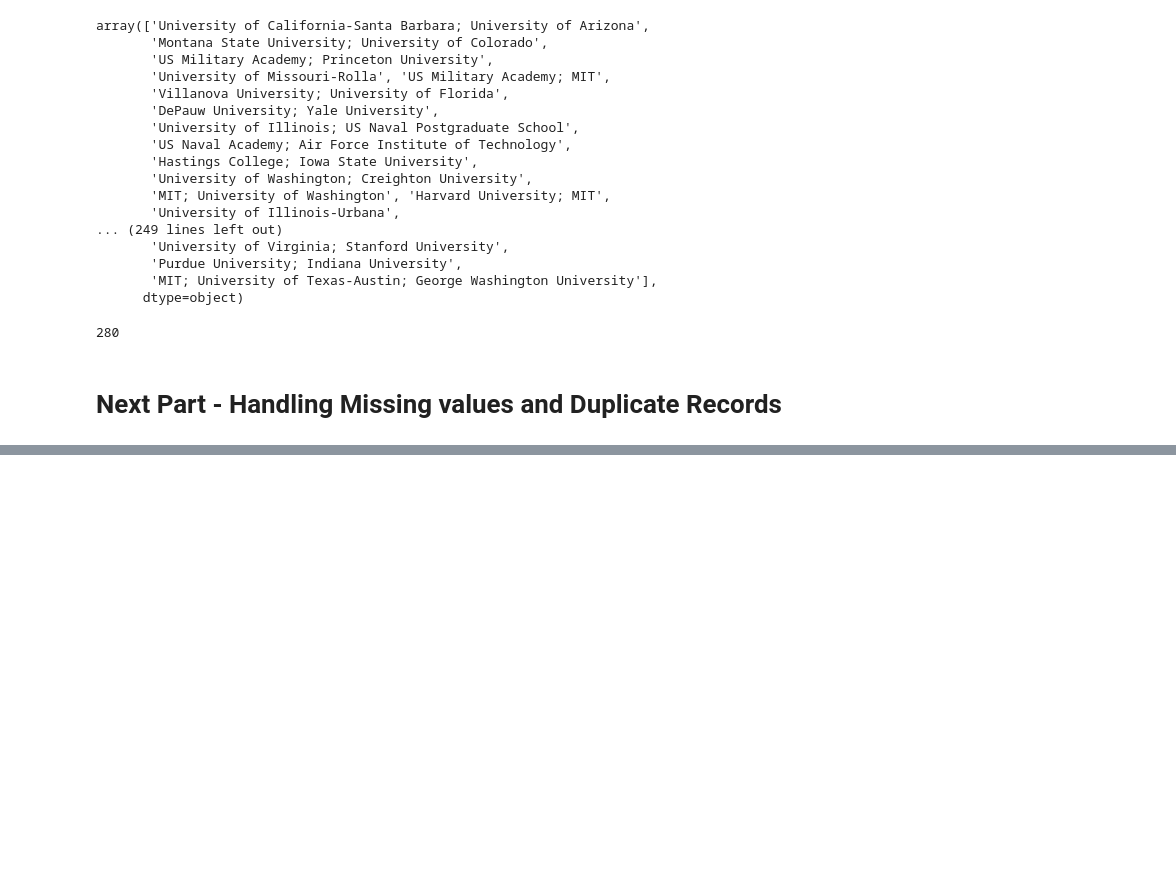
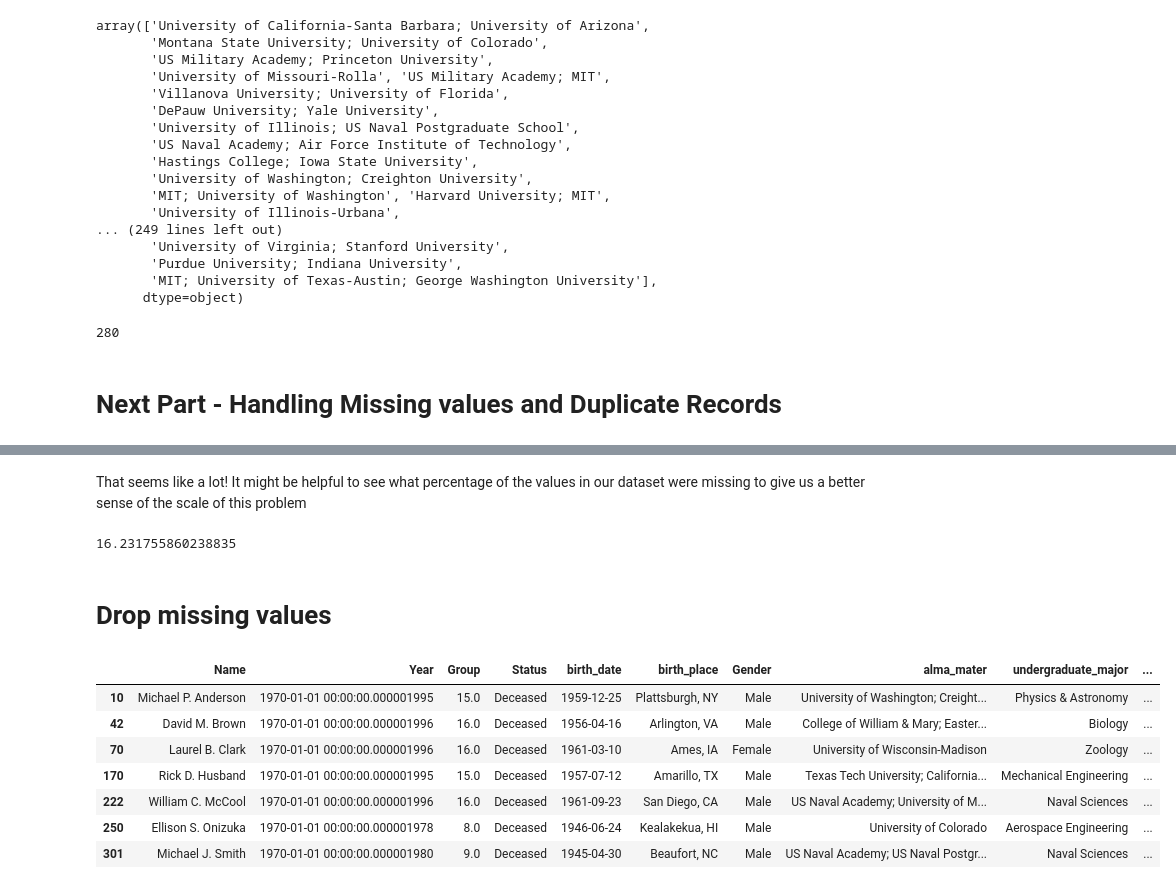
Before and after one commit to DataXplorerFY/Class-work-with-team, a Jupyter notebook: Python Programming/Practice/Pandas/Pandas Sir Nasir Lectures practice/Sir nasir Pandas Lecture Data cleaning on Astraunauts .ipynb, the cells around one changed output, grey strips where cells are left out. Saved outputs shown, nothing was run; the diff lists cells and outputs as text; code cells hidden in the pictures; blank space fills up the shorter version.

Commit message:
Dandling missing values completed

```diff
--- a/Python Programming/Practice/Pandas/Pandas Sir Nasir Lectures practice/Sir nasir Pandas Lecture Data cleaning on Astraunauts .ipynb
+++ b/Python Programming/Practice/Pandas/Pandas Sir Nasir Lectures practice/Sir nasir Pandas Lecture Data cleaning on Astraunauts .ipynb
@@ -361,0 +389,26 @@ data.alma_mater.nunique()  #it will give us the total number of uniques values
+# %% [markdown]
+That seems like a lot! It might be helpful to see what percentage of the values in our dataset were missing to give us a better sense of the scale of this problem
+# %%
+# how many total missing values do we have?
+total_cells = np.product(data.shape)
+total_missing = missing_values_count.sum()
+
+# percent of data that is missing
+percent_missing = (total_missing/total_cells) * 100
+print(percent_missing)
+# %% [output]
+16.231755860238835
+# %% [markdown]
+# Drop missing values
+# %%
+# remove all the rows that contain a missing value
+data.dropna()
+# %% [output]
+|  | Name | Year | Group | Status | birth_date | birth_place | Gender | alma_mater | undergraduate_major | ... |
+| 10 | Michael P. Anderson | 1970-01-01 00:00:00.000001995 | 15.0 | Deceased | 1959-12-25 | Plattsburgh, NY | Male | University of Washington; Creight... | Physics & Astronomy | ... |
+| 42 | David M. Brown | 1970-01-01 00:00:00.000001996 | 16.0 | Deceased | 1956-04-16 | Arlington, VA | Male | College of William & Mary; Easter... | Biology | ... |
+| 70 | Laurel B. Clark | 1970-01-01 00:00:00.000001996 | 16.0 | Deceased | 1961-03-10 | Ames, IA | Female | University of Wisconsin-Madison | Zoology | ... |
+| 170 | Rick D. Husband | 1970-01-01 00:00:00.000001995 | 15.0 | Deceased | 1957-07-12 | Amarillo, TX | Male | Texas Tech University; California... | Mechanical Engineering | ... |
+| 222 | William C. McCool | 1970-01-01 00:00:00.000001996 | 16.0 | Deceased | 1961-09-23 | San Diego, CA | Male | US Naval Academy; University of M... | Naval Sciences | ... |
+| 250 | Ellison S. Onizuka | 1970-01-01 00:00:00.000001978 | 8.0 | Deceased | 1946-06-24 | Kealakekua, HI | Male | University of Colorado | Aerospace Engineering | ... |
+| 301 | Michael J. Smith | 1970-01-01 00:00:00.000001980 | 9.0 | Deceased | 1945-04-30 | Beaufort, NC | Male | US Naval Academy; US Naval Postgr... | Naval Sciences | ... |
```
Also changed, not shown: parts of 8 cells of this notebook.
